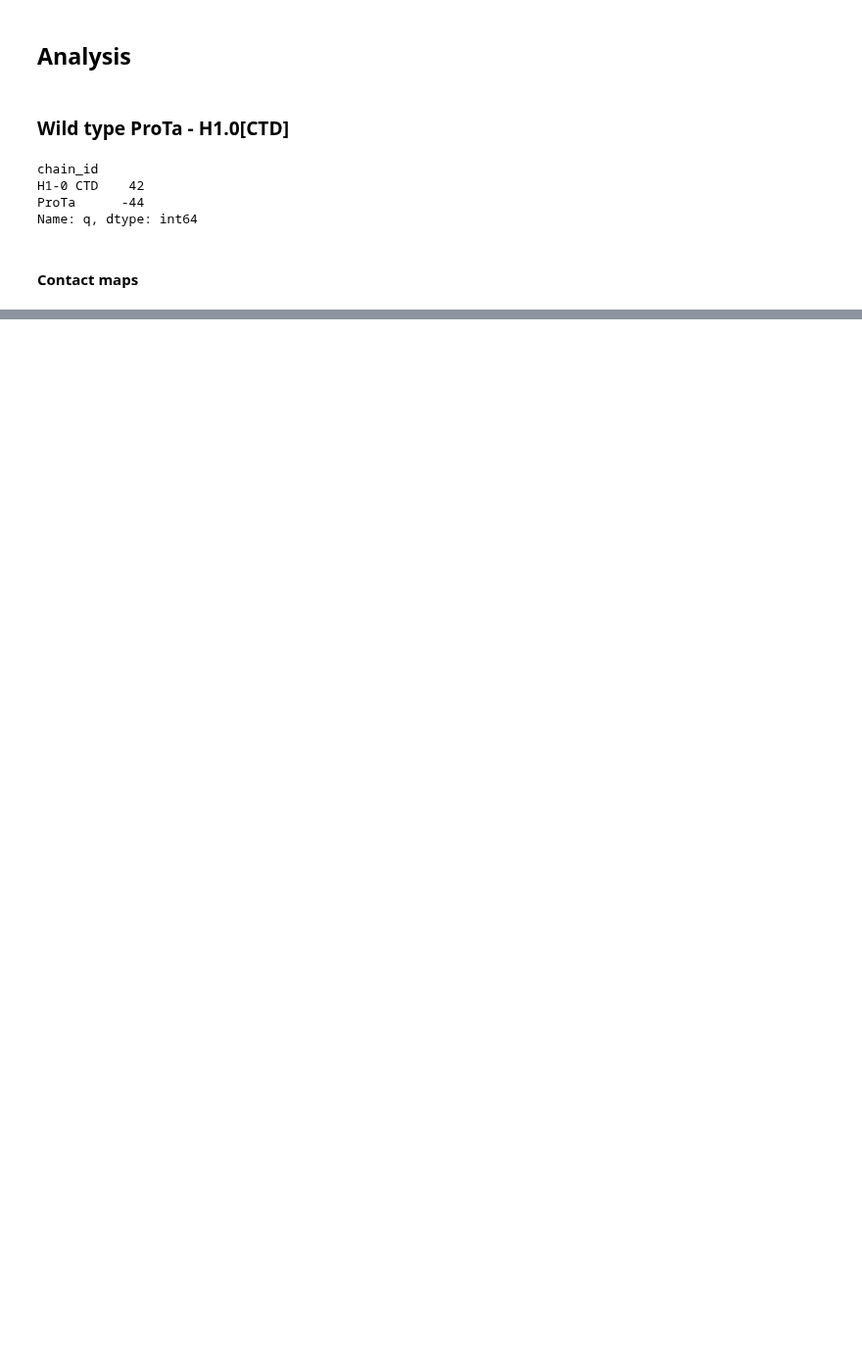
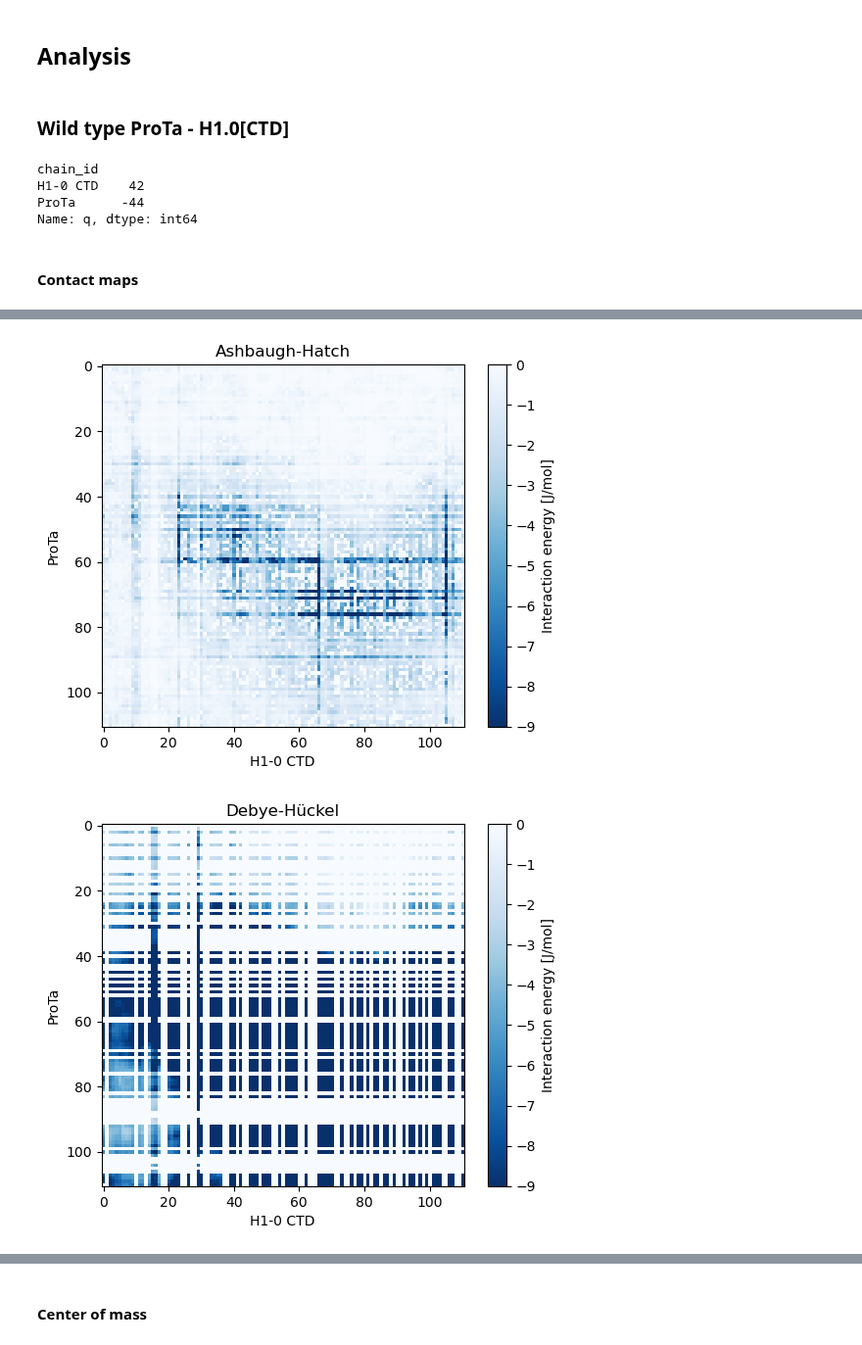
Before and after one commit to frederikespersen/OrthoIDP, a Jupyter notebook: exp/prota_h1-0/prota_h1-0.ipynb, the cells around one changed output, grey strips where cells are left out. Shown at 98% size. Cells and saved outputs as stored; diff of their text form; code cells hidden in the pictures; blank space fills up the shorter version.

Commit message:
Contact maps

```diff
--- a/exp/prota_h1-0/prota_h1-0.ipynb
+++ b/exp/prota_h1-0/prota_h1-0.ipynb
@@ -218,0 +215,29 @@ plt.colorbar(label="Distance [nm]")
+# %%
+# Calculating interaction energies
+energies = {
+    'Ashbaugh-Hatch': 'AH',
+    'Debye-Hückel': 'DH'#,
+    #'Harmonic': 'HB'
+}
+for p, e in energies.items():
+    energies[p] = analyse_utils.compute_energy(''.join(residues.aa), traj, potentials=[e])
+    energies[p] = md.geometry.squareform(energies[p].T, traj.top.select_pairs('all','all'))
+# %%
+# Plotting energy contact maps
+for p, e in energies.items():
+    plt.imshow(e.mean(axis=0)[:prota_len,prota_len:]*1000, vmin=-9, vmax=0, cmap=plt.cm.get_cmap('Blues_r'))
+    plt.title(p)
+    plt.xlabel("H1-0 CTD")
+    plt.ylabel("ProTa")
+    plt.colorbar(label="Interaction energy [J/mol]")
+    plt.show()
+
+plt.imshow(sum(energies.values()).mean(axis=0)[:prota_len,prota_len:]*1000, vmin=-9, vmax=0, cmap=plt.cm.get_cmap('Blues_r'))
+plt.title("Total")
+plt.xlabel("H1-0 CTD")
+plt.ylabel("ProTa")
+plt.colorbar(label="Interaction energy [J/mol]")
+plt.show()
+# %% [output]
+[figure, added]
+[figure, added]
@@ -218,0 +245,2 @@ plt.colorbar(label="Distance [nm]")
+# %% [markdown]
+#### Center of mass
```
Also changed, not shown: parts of 18 cells of this notebook.
